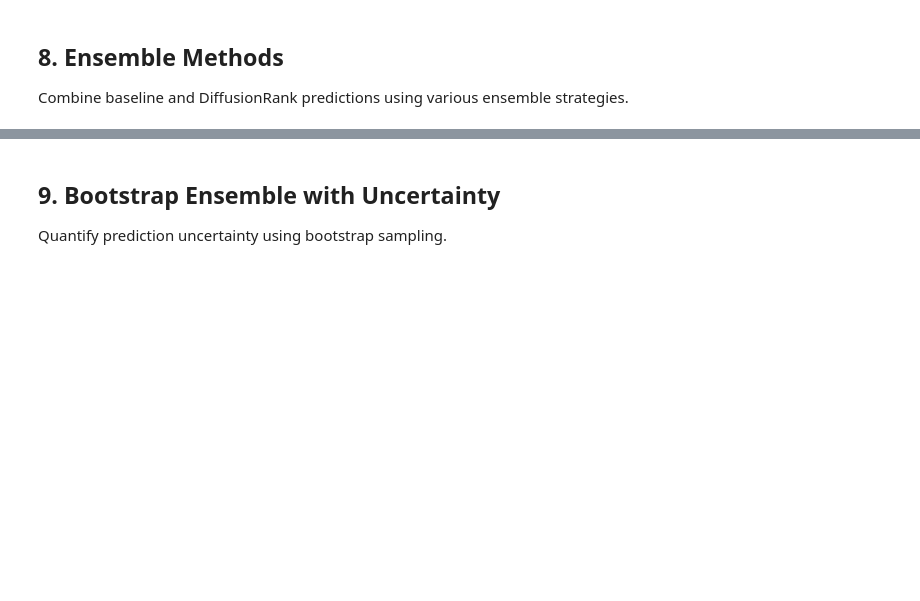
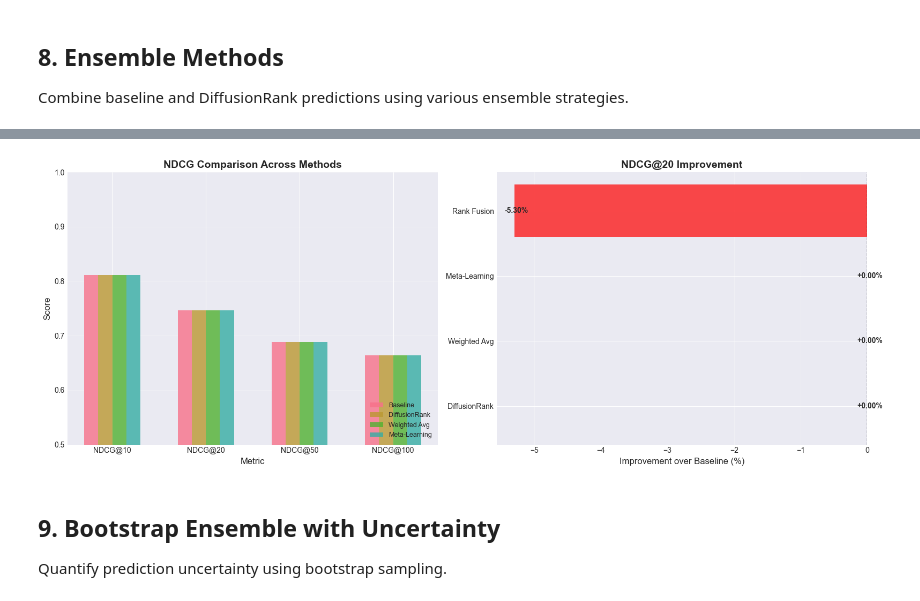
Before and after one commit to er-vinay-india/healthcare-vuln-prioritization-ltr, a Jupyter notebook: cti_recommender/notebooks/CVE_Prioritization_Advanced.ipynb, the cells around one changed output, grey strips where cells are left out. Drawn from its saved outputs; the diff is of its cells as text; code cells hidden in the pictures; blank space fills up the shorter version.

```diff
--- a/cti_recommender/notebooks/CVE_Prioritization_Advanced.ipynb
+++ b/cti_recommender/notebooks/CVE_Prioritization_Advanced.ipynb
@@ -664,0 +809,18 @@ Train a deep learning model that learns CVE embeddings from the graph structure.
+# %%
+# 7.5.3: Prepare CVE-CWE mapping for RGCN graph
+MAX_NEIGHBORS = cfg.rgcn.max_neighbors
+
+cve_to_cwe_map = {}
+
+for idx, row in train_df_sample.iterrows():
+    if pd.notna(row.get('cwe_primary')):
+        same_cwe_cves = train_df_sample[train_df_sample['cwe_primary'] == row['cwe_primary']].index.tolist()
+        cve_to_cwe_map[idx] = [i for i in same_cwe_cves if i != idx][:MAX_NEIGHBORS]
+    else:
+        cve_to_cwe_map[idx] = []
+
+print(f"CVE-CWE mapping created (sequential indices)")
+print(f"  Total CVEs: {len(cve_to_cwe_map):,}")
+print(f"  CVEs with connections: {sum(1 for v in cve_to_cwe_map.values() if len(v) > 0):,}")
+print(f"  Average connections per CVE: {np.mean([len(v) for v in cve_to_cwe_map.values()]):.2f}")
+print(f"  Max neighbors (from config): {MAX_NEIGHBORS}")
@@ -678,6 +1197,5 @@ print("✓ Ensemble module imported")
 # %%
-# Prepare predictions for ensemble (now including RGCN)
-# Note: RGCN was trained on train set, so we use baseline+diffusion for train ensemble
+# Prepare predictions for ensemble
 train_predictions = {
     'baseline': train_df['baseline_score'].values,
     'diffusion': train_df['diffusion_score'].values
@@ -685,9 +1203,16 @@ train_predictions = {
 
 test_predictions = {
     'baseline': test_df['baseline_score'].values,
-    'diffusion': test_df['diffusion_score'].values,
-    'rgcn': test_df['rgcn_score'].values
+    'diffusion': test_df['diffusion_score'].values
 }
 
-print(f"Train predictions: {len(train_predictions['baseline']):,} samples (2 models)")
-print(f"Test predictions: {len(test_predictions['baseline']):,} samples (3 models)")
+# Include RGCN if available
+if 'rgcn_score' in train_df.columns and 'rgcn_score' in test_df.columns:
+    train_predictions['rgcn'] = train_df['rgcn_score'].values
+    test_predictions['rgcn'] = test_df['rgcn_score'].values
+    print("✓ Including RGCN in ensemble")
+else:
+    print("⚠ RGCN not available - using baseline + diffusion only")
+
+print(f"\nTrain predictions: {len(train_predictions['baseline']):,} samples ({len(train_predictions)} models)")
+print(f"Test predictions: {len(test_predictions['baseline']):,} samples ({len(test_predictions)} models)")
@@ -788,9 +1362,10 @@ fig, axes = plt.subplots(1, 2, figsize=(16, 6))
 # NDCG comparison
 ndcg_metrics = [m for m in ensemble_comparison.columns if 'NDCG' in m]
 x = np.arange(len(ndcg_metrics))
-width = 0.12
+width = 0.15
 
-for i, method in enumerate(['Baseline', 'DiffusionRank', 'RGCN', 'Weighted Avg']):
+methods_to_plot = ['Baseline', 'DiffusionRank', 'Weighted Avg', 'Meta-Learning']
+for i, method in enumerate(methods_to_plot):
     values = [ensemble_comparison.loc[method, m] for m in ndcg_metrics]
     axes[0].bar(x + i*width, values, width, label=method, alpha=0.8)
 
@@ -798,35 +1373,37 @@ axes[0].set_xlabel('Metric', fontsize=12)
 axes[0].set_ylabel('Score', fontsize=12)
 axes[0].set_title('NDCG Comparison Across Methods', fontsize=14, fontweight='bold')
 axes[0].set_xticks(x + width * 1.5)
 axes[0].set_xticklabels(ndcg_metrics, rotation=0)
 axes[0].legend(fontsize=9, loc='lower right')
 axes[0].grid(True, alpha=0.3, axis='y')
-axes[0].set_ylim([0.85, 1.0])
+axes[0].set_ylim([0.5, 1.0])
 
 # Improvement over baseline
 baseline_ndcg20 = baseline_results['NDCG@20']
 improvements = []
-methods_list = ['DiffusionRank', 'RGCN', 'Weighted Avg', 'Meta-Learning', 'Rank Fusion']
+methods_list = ['DiffusionRank', 'Weighted Avg', 'Meta-Learning', 'Rank Fusion']
 
 for method in methods_list:
     method_ndcg20 = ensemble_comparison.loc[method, 'NDCG@20']
     improvement = (method_ndcg20 - baseline_ndcg20) / baseline_ndcg20 * 100
     improvements.append(improvement)
 
 colors = ['green' if x > 0 else 'red' for x in improvements]
 axes[1].barh(methods_list, improvements, color=colors, alpha=0.7)
 axes[1].axvline(x=0, color='black', linestyle='--', linewidth=1)
 axes[1].set_xlabel('Improvement over Baseline (%)', fontsize=12)
 axes[1].set_title('NDCG@20 Improvement', fontsize=14, fontweight='bold')
 axes[1].grid(True, alpha=0.3, axis='x')
 
 # Add value labels
 for i, v in enumerate(improvements):
     axes[1].text(v + 0.05 if v > 0 else v - 0.15, i, f'{v:+.2f}%',
                  va='center', fontweight='bold', fontsize=10)
 
 plt.tight_layout()
 plt.show()
+# %% [output]
+[figure, added]
 # %% [markdown]
 ## 9. Bootstrap Ensemble with Uncertainty
 
```
Also changed, not shown: parts of 45 cells of this notebook, 12 other files.
